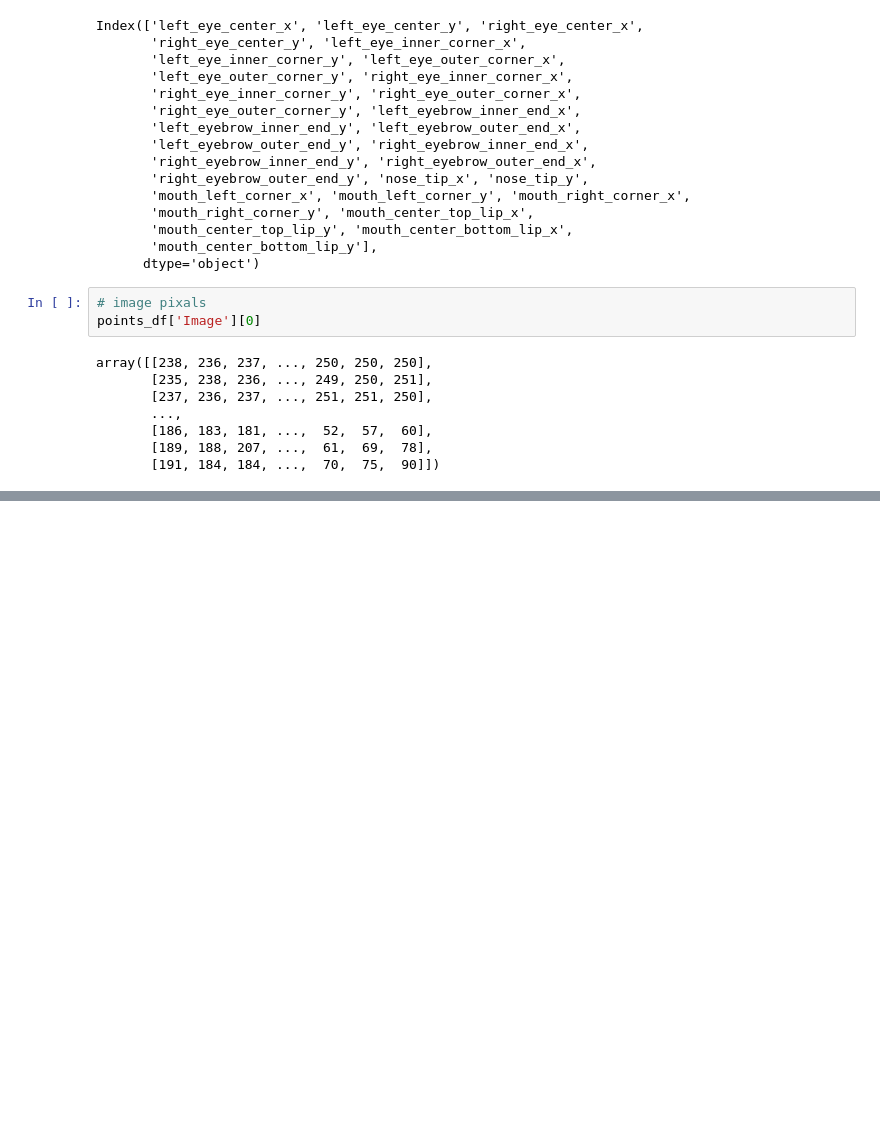
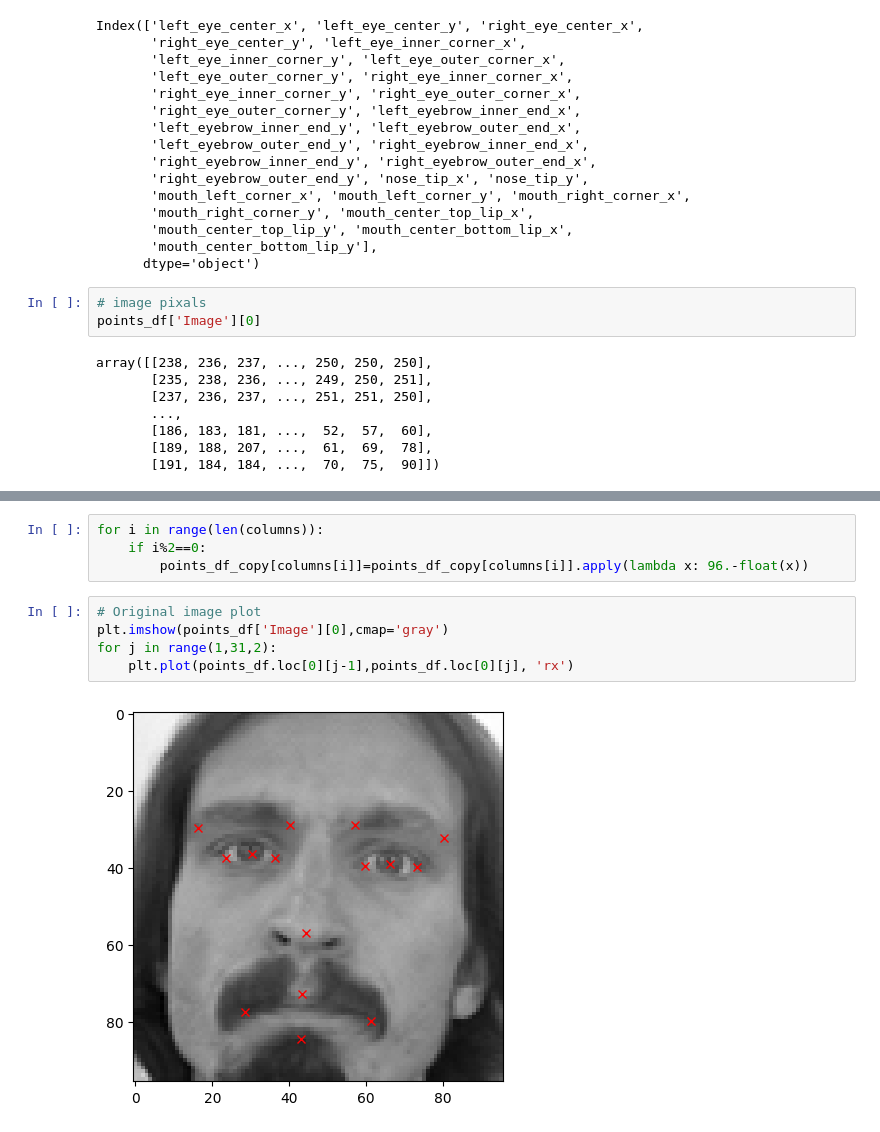
Before and after one commit to rajputdevyansh/Facial-Key-Points-Detection, a Jupyter notebook: Facial-Key-Points-Detection.ipynb, the cells around one changed output, grey strips where cells are left out. Drawn from its saved outputs; the diff is of its cells as text; blank space fills up the shorter version.

```diff
--- a/Facial-Key-Points-Detection.ipynb
+++ b/Facial-Key-Points-Detection.ipynb
@@ -185,0 +204,11 @@ plt.imshow(points_df['Image'][0],cmap='gray')
+# %%
+for i in range(len(columns)):
+    if i%2==0:
+        points_df_copy[columns[i]]=points_df_copy[columns[i]].apply(lambda x: 96.-float(x))
+# %%
+# Original image plot
+plt.imshow(points_df['Image'][0],cmap='gray')
+for j in range(1,31,2):
+    plt.plot(points_df.loc[0][j-1],points_df.loc[0][j], 'rx')
+# %% [output]
+[figure, added]
```
Also changed, not shown: parts of 8 cells of this notebook.
